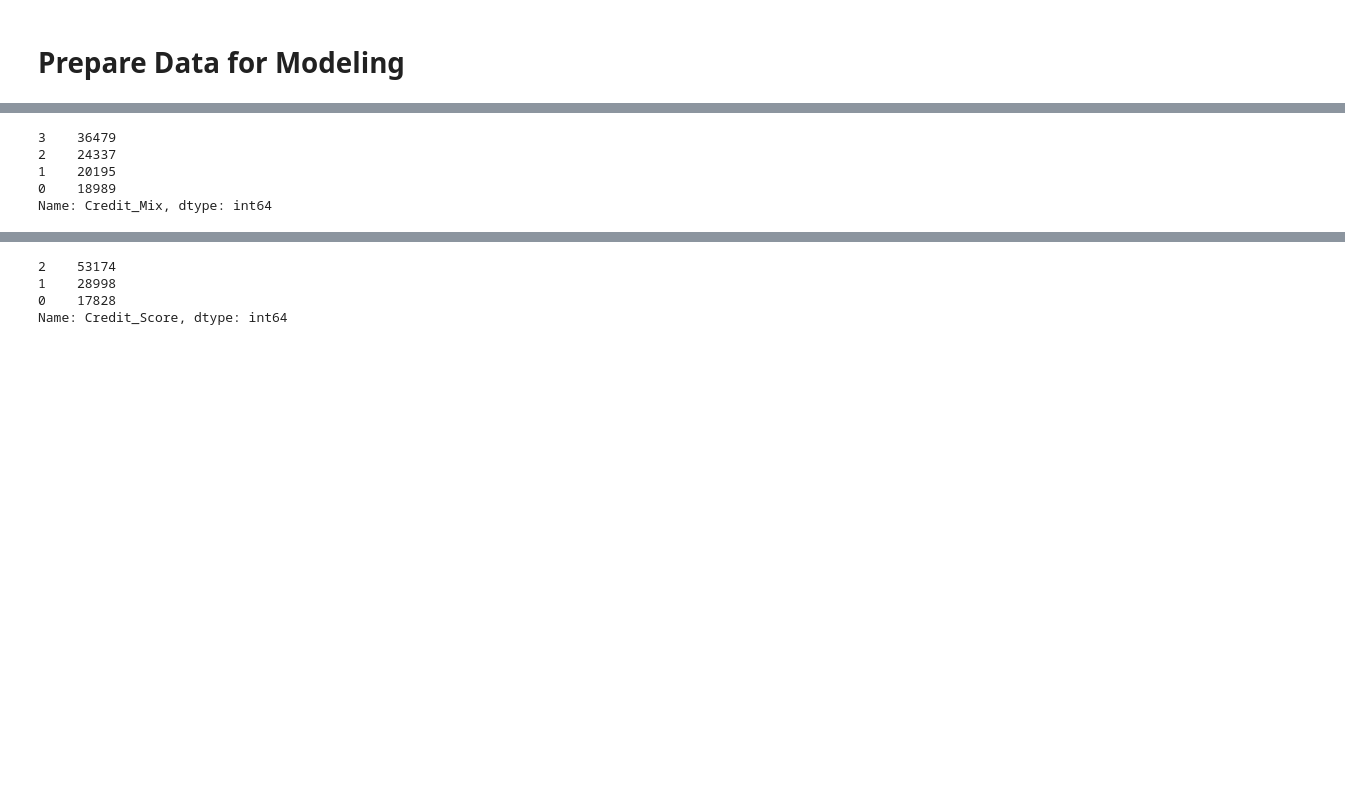
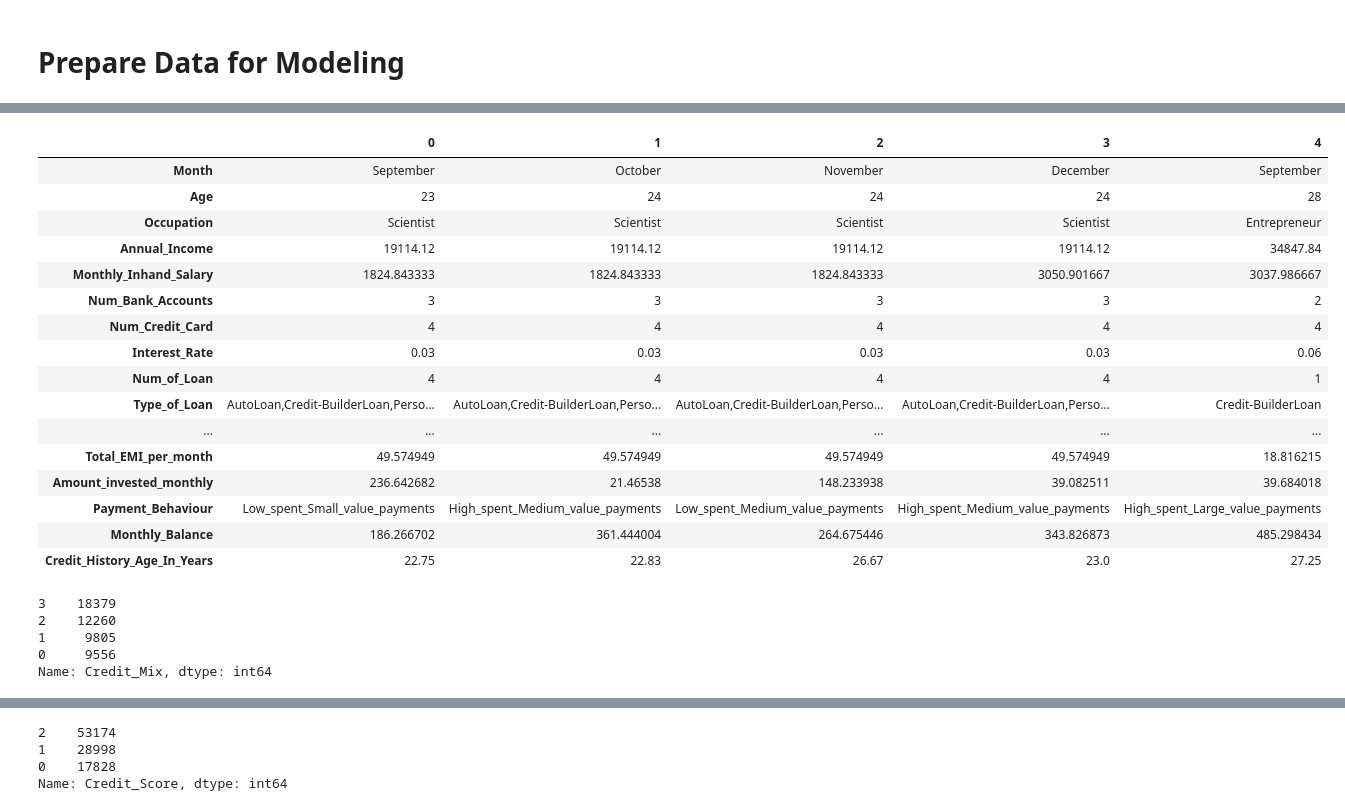
Before and after one commit to MohamedRamadanYakoup/Credit_Score_Classification, a Jupyter notebook: credit_score_cleaning_eda_modeling.ipynb, the cells around one changed output, grey strips where cells are left out. Saved outputs shown, nothing was run; the diff lists cells and outputs as text; code cells hidden in the pictures; blank space fills up the shorter version.

```diff
--- a/credit_score_cleaning_eda_modeling.ipynb
+++ b/credit_score_cleaning_eda_modeling.ipynb
@@ -307,0 +287,6 @@ loan_types
+# %%
+df["Interest_Rate"] = df["Interest_Rate"].astype("float64")
+df["Interest_Rate"] = df["Interest_Rate"] / 100
+
+test["Interest_Rate"] = test["Interest_Rate"].astype("float64")
+test["Interest_Rate"] = test["Interest_Rate"] / 100
@@ -307,0 +410,16 @@ loan_types
+# %%
+df.Type_of_Loan = df.Type_of_Loan.str.replace("and", "")
+df.Type_of_Loan = df.Type_of_Loan.str.replace(" ", "")
+
+test.Type_of_Loan = test.Type_of_Loan.str.replace("and", "")
+test.Type_of_Loan = test.Type_of_Loan.str.replace(" ", "")
+
+"""cat_values = []
+loan_cat = df.Type_of_Loan.unique()
+for i in loan_cat:
+    for j in i.split(","):
+        cat_values.append(j)
+
+loan_types = set([x.strip(" ") for x in set(cat_values)])
+loan_types = list(loan_types)
+loan_types"""
@@ -603,7 +733,7 @@ plt.show()
 # %% [markdown]
 # Prepare Data for Modeling
 # %%
-df["AutoLoan"] = 0
+"""df["AutoLoan"] = 0
 df["Credit-BuilderLoan"] = 0
 df["DebtConsolidationLoan"] = 0
 df["HomeEquityLoan"] = 0
@@ -614,6 +744,6 @@ df["PersonalLoan"] = 0
 df["StudentLoan"] = 0
 index = 0
 for i in df.Type_of_Loan:
-    for j in i.split(','):
+    for j in i.split(","):
         df[j][index] = 1
-    index+=1
+    index += 1"""
@@ -619,0 +752,15 @@ for i in df.Type_of_Loan:
+# %%
+"""test["AutoLoan"] = 0
+test["Credit-BuilderLoan"] = 0
+test["DebtConsolidationLoan"] = 0
+test["HomeEquityLoan"] = 0
+test["MortgageLoan"] = 0
+test["NotSpecified"] = 0
+test["PaydayLoan"] = 0
+test["PersonalLoan"] = 0
+test["StudentLoan"] = 0
+index = 0
+for i in test.Type_of_Loan:
+    for j in i.split(","):
+        test[j][index] = 1
+    index += 1"""
@@ -620,12 +779,36 @@ for i in df.Type_of_Loan:
+# %%
+test.head().T
+# %% [output]
+|  | 0 | 1 | 2 | 3 | 4 |
+| Month | September | October | November | December | September |
+| Age | 23 | 24 | 24 | 24 | 28 |
+| Occupation | Scientist | Scientist | Scientist | Scientist | Entrepreneur |
+| Annual_Income | 19114.12 | 19114.12 | 19114.12 | 19114.12 | 34847.84 |
+| Monthly_Inhand_Salary | 1824.843333 | 1824.843333 | 1824.843333 | 3050.901667 | 3037.986667 |
+| Num_Bank_Accounts | 3 | 3 | 3 | 3 | 2 |
+| Num_Credit_Card | 4 | 4 | 4 | 4 | 4 |
+| Interest_Rate | 0.03 | 0.03 | 0.03 | 0.03 | 0.06 |
+| Num_of_Loan | 4 | 4 | 4 | 4 | 1 |
+| Type_of_Loan | AutoLoan,Credit-BuilderLoan,Perso... | AutoLoan,Credit-BuilderLoan,Perso... | AutoLoan,Credit-BuilderLoan,Perso... | AutoLoan,Credit-BuilderLoan,Perso... | Credit-BuilderLoan |
+| ... | ... | ... | ... | ... | ... |
+| Total_EMI_per_month | 49.574949 | 49.574949 | 49.574949 | 49.574949 | 18.816215 |
+| Amount_invested_monthly | 236.642682 | 21.46538 | 148.233938 | 39.082511 | 39.684018 |
+| Payment_Behaviour | Low_spent_Small_value_payments | High_spent_Medium_value_payments | Low_spent_Medium_value_payments | High_spent_Medium_value_payments | High_spent_Large_value_payments |
+| Monthly_Balance | 186.266702 | 361.444004 | 264.675446 | 343.826873 | 485.298434 |
+| Credit_History_Age_In_Years | 22.75 | 22.83 | 26.67 | 23.0 | 27.25 |
 # %%
 le = LabelEncoder()
 df.Credit_Mix = le.fit_transform(df.Credit_Mix)
 df.Credit_Mix.value_counts()
+
+le = LabelEncoder()
+test.Credit_Mix = le.fit_transform(test.Credit_Mix)
+test.Credit_Mix.value_counts()
 # %% [output]
-3    36479
-2    24337
-1    20195
-0    18989
+3    18379
+2    12260
+1     9805
+0     9556
 Name: Credit_Mix, dtype: int64
 # %%
 le = LabelEncoder()
```
Also changed, not shown: parts of 81 cells of this notebook.
